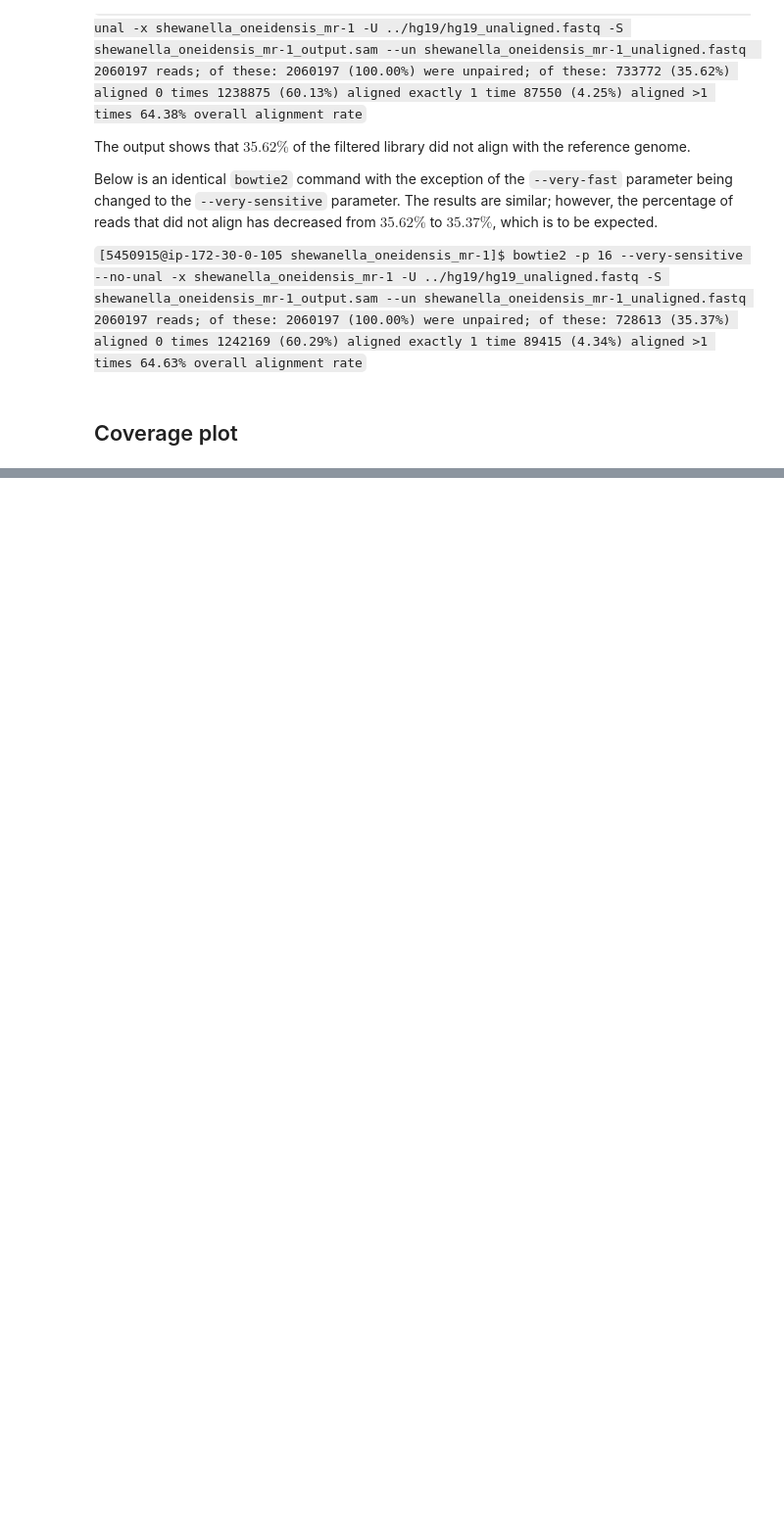
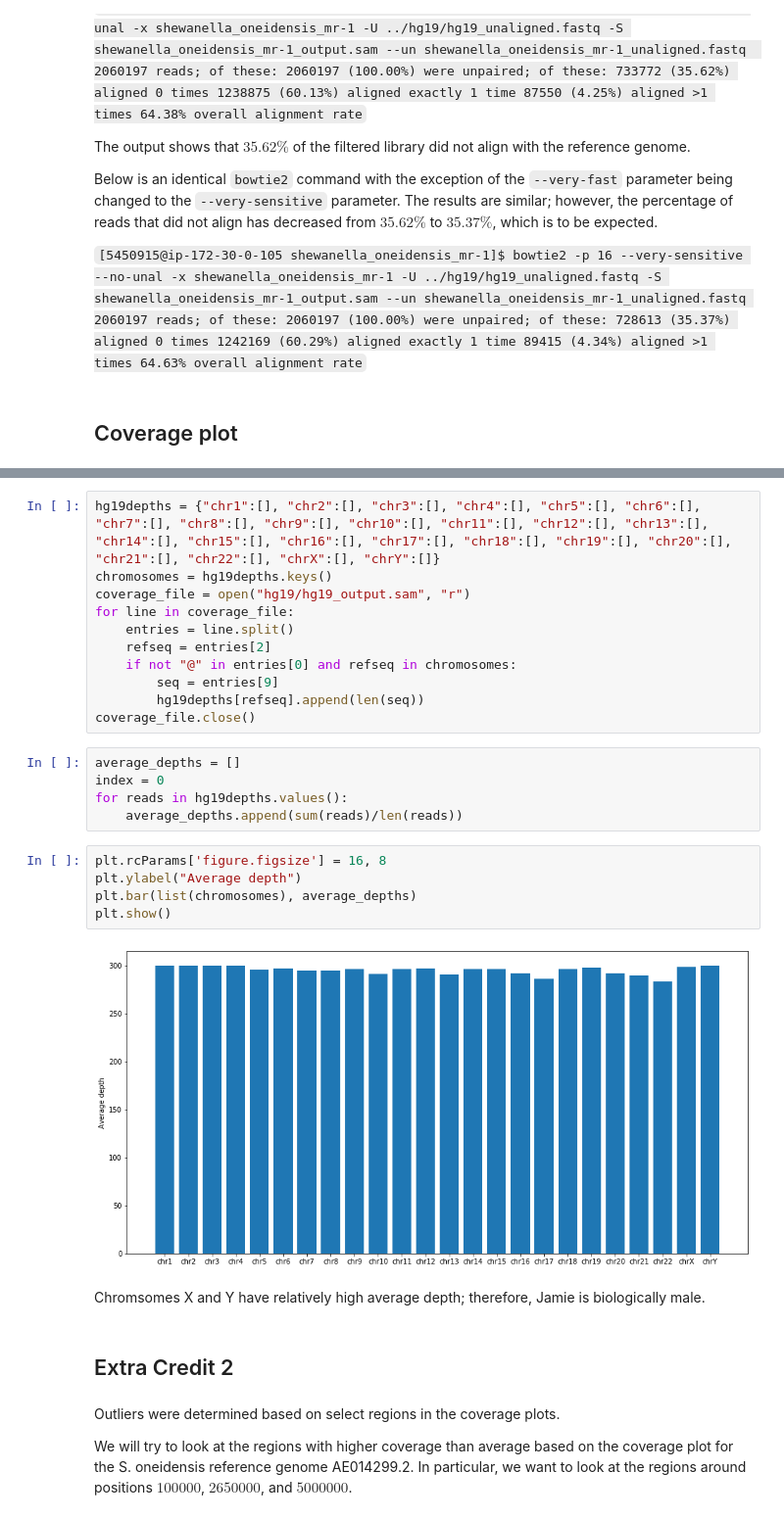
Before and after one commit to sjclin/UCB-BioE-131, a Jupyter notebook: Lab 6/Lab 6.ipynb, the cells around one changed output, grey strips where cells are left out. Shown at 98% size. Saved outputs shown, nothing was run; the diff lists cells and outputs as text; blank space fills up the shorter version.

```diff
--- a/Lab 6/Lab 6.ipynb
+++ b/Lab 6/Lab 6.ipynb
@@ -94,0 +137,31 @@ plt.xlim(0, 300)
+# %%
+hg19depths = {"chr1":[], "chr2":[], "chr3":[], "chr4":[], "chr5":[], "chr6":[], "chr7":[], "chr8":[], "chr9":[], "chr10":[], "chr11":[], "chr12":[], "chr13":[], "chr14":[], "chr15":[], "chr16":[], "chr17":[], "chr18":[], "chr19":[], "chr20":[], "chr21":[], "chr22":[], "chrX":[], "chrY":[]}
+chromosomes = hg19depths.keys()
+coverage_file = open("hg19/hg19_output.sam", "r")
+for line in coverage_file:
+    entries = line.split()
+    refseq = entries[2]
+    if not "@" in entries[0] and refseq in chromosomes:
+        seq = entries[9]
+        hg19depths[refseq].append(len(seq))
+coverage_file.close()
+# %%
+average_depths = []
+index = 0
+for reads in hg19depths.values():
+    average_depths.append(sum(reads)/len(reads))
+# %%
+plt.rcParams['figure.figsize'] = 16, 8
+plt.ylabel("Average depth")
+plt.bar(list(chromosomes), average_depths)
+plt.show()
+# %% [output]
+[figure, added]
+# %% [markdown]
+Chromsomes X and Y have relatively high average depth; therefore, Jamie is biologically male.
+# %% [markdown]
+## Extra Credit 2
+# %% [markdown]
+Outliers were determined based on select regions in the coverage plots.
+
+We will try to look at the regions with higher coverage than average based on the coverage plot for the S. oneidensis reference genome AE014299.2. In particular, we want to look at the regions around positions $100000$, $2650000$, and $5000000$.
```
Also changed, not shown: parts of 20 cells of this notebook.
